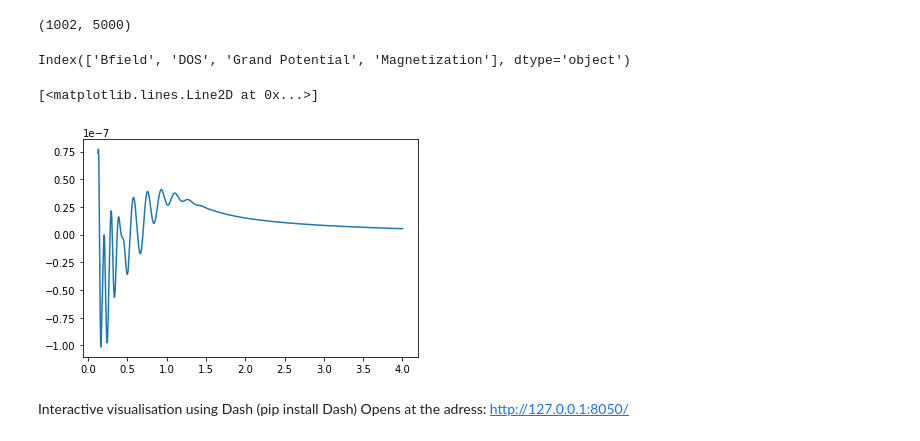
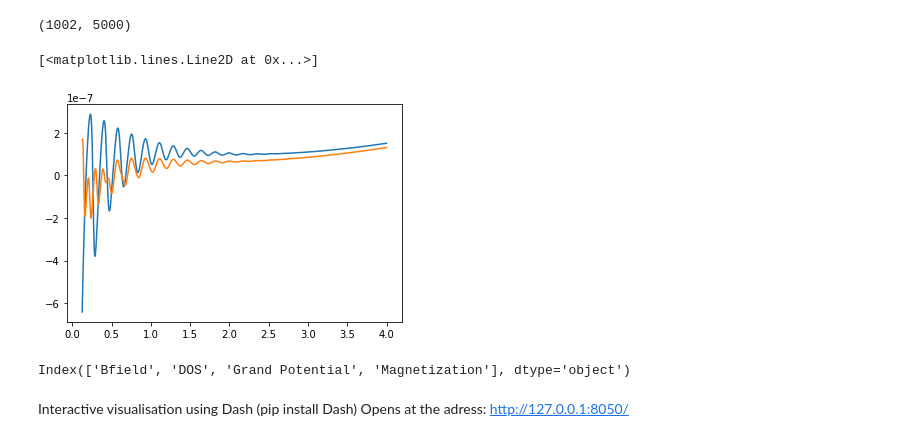
Before and after one commit to Keyanb/MagQHE, a Jupyter notebook: Exemple with vizualisation.ipynb, the cells around one changed output. Cells and saved outputs as stored; diff of their text form; code cells hidden in the pictures.

```diff
--- a/Exemple with vizualisation.ipynb
+++ b/Exemple with vizualisation.ipynb
@@ -29,18 +41,19 @@ Mag = M.MagC()
 np.shape(g)
 # %% [output]
 (1002, 5000)
+# %%
+B = M._B[:-1]
+plt.plot(1/B,Mag)
+plt.plot(1/B,Mags)
+# %% [output]
+[<matplotlib.lines.Line2D at 0x...>]
+[figure, added]
 # %%
 df = pd.DataFrame({'Bfield':B, 'DOS': g[-1,:-1], 'Grand Potential': Om[:-1], 'Magnetization': Mag})
 # %%
 df.columns
 # %% [output]
 Index(['Bfield', 'DOS', 'Grand Potential', 'Magnetization'], dtype='object')
-# %%
-B = M._B[:-1]
-plt.plot(1/B,Mag)
-# %% [output]
-[<matplotlib.lines.Line2D at 0x...>]
-[figure, removed]
 # %% [markdown]
 Interactive visualisation using Dash (pip install Dash)
 Opens at the adress: http://127.0.0.1:8050/
```
Also changed, not shown: parts of 7 cells of this notebook, 2 other files.
